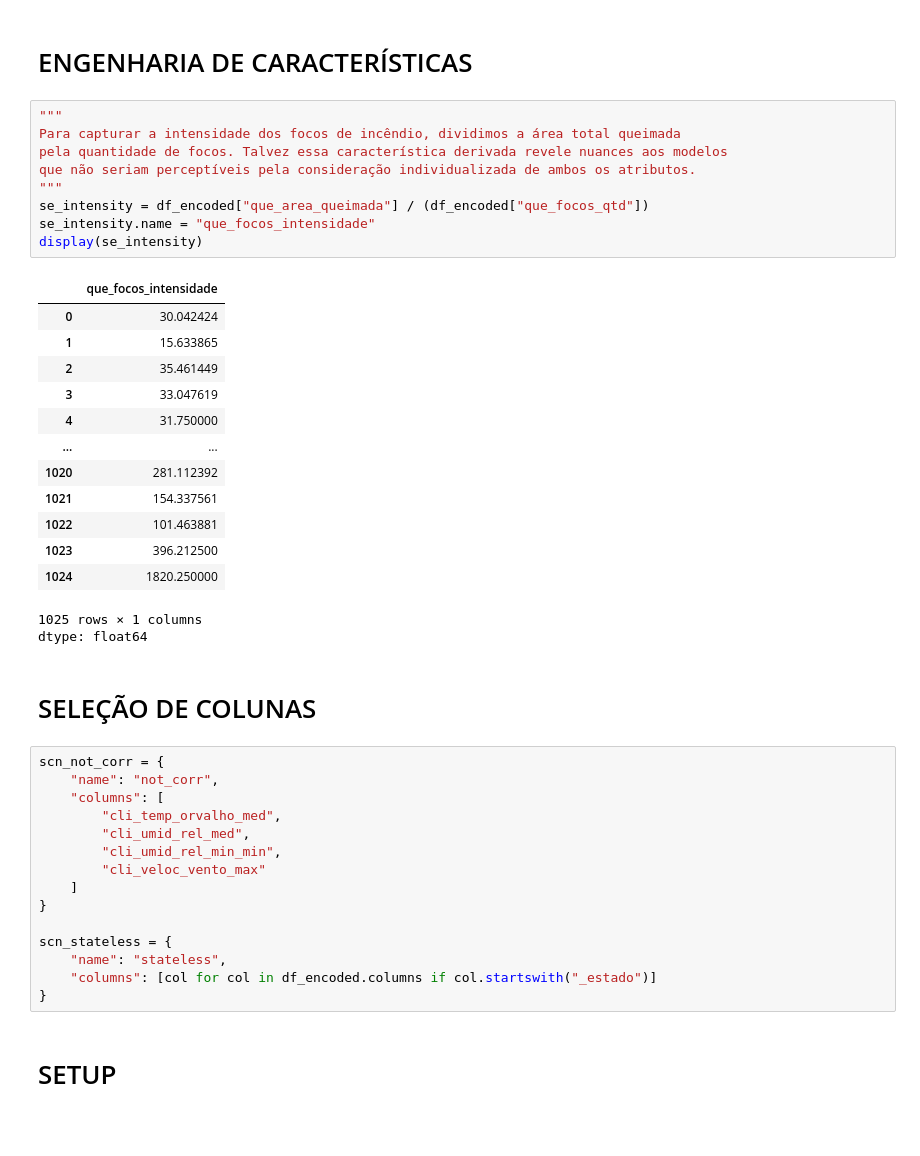
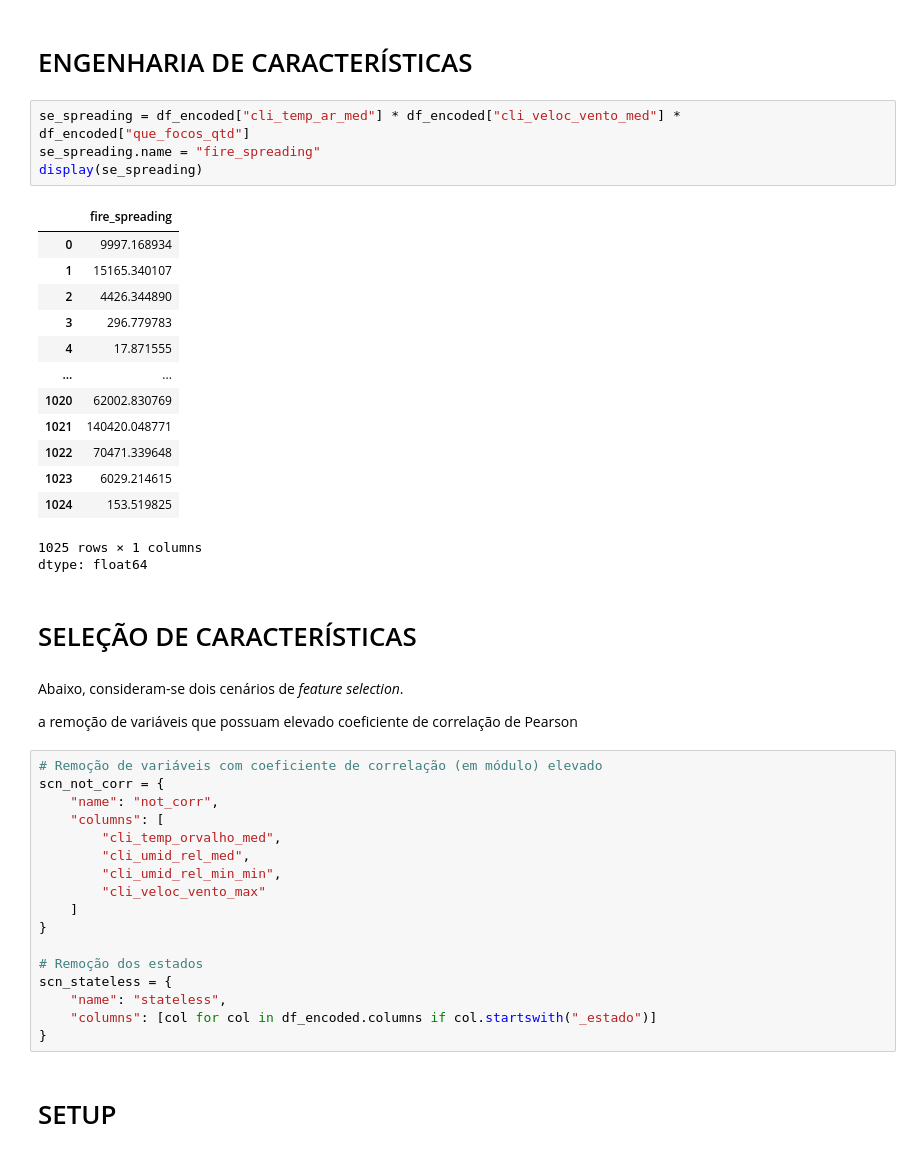
Before and after one commit to SirSirocco/DataScience_2025_1, a Jupyter notebook: experiment_plan.ipynb, the cells around one changed output. Cells and saved outputs as stored; diff of their text form; blank space fills up the shorter version.

```diff
--- a/experiment_plan.ipynb
+++ b/experiment_plan.ipynb
@@ -507,33 +588,33 @@ df_show_head(df_encoded)
 Shape: (1025, 21)
 # %% [markdown]
 # ENGENHARIA DE CARACTERÍSTICAS
-# %%
-"""
-Para capturar a intensidade dos focos de incêndio, dividimos a área total queimada
-pela quantidade de focos. Talvez essa característica derivada revele nuances aos modelos
-que não seriam perceptíveis pela consideração individualizada de ambos os atributos.
-"""
-se_intensity = df_encoded["que_area_queimada"] / (df_encoded["que_focos_qtd"])
-se_intensity.name = "que_focos_intensidade"
-display(se_intensity)
-# %% [output]
-|  | que_focos_intensidade |
-| 0 | 30.042424 |
-| 1 | 15.633865 |
-| 2 | 35.461449 |
-| 3 | 33.047619 |
-| 4 | 31.750000 |
-| ... | ... |
-| 1020 | 281.112392 |
-| 1021 | 154.337561 |
-| 1022 | 101.463881 |
-| 1023 | 396.212500 |
-| 1024 | 1820.250000 |
-1025 rows × 1 columns
-dtype: float64
+# %%
+se_spreading = df_encoded["cli_temp_ar_med"] * df_encoded["cli_veloc_vento_med"] * df_encoded["que_focos_qtd"]
+se_spreading.name = "fire_spreading"
+display(se_spreading)
+# %% [output]
+|  | fire_spreading |
+| 0 | 9997.168934 |
+| 1 | 15165.340107 |
+| 2 | 4426.344890 |
+| 3 | 296.779783 |
+| 4 | 17.871555 |
+| ... | ... |
+| 1020 | 62002.830769 |
+| 1021 | 140420.048771 |
+| 1022 | 70471.339648 |
+| 1023 | 6029.214615 |
+| 1024 | 153.519825 |
+1025 rows × 1 columns
+dtype: float64
 # %% [markdown]
-# SELEÇÃO DE COLUNAS
+# SELEÇÃO DE CARACTERÍSTICAS
+# %% [markdown]
+Abaixo, consideram-se dois cenários de _feature selection_.
+
+a remoção de variáveis que possuam elevado coeficiente de correlação de Pearson
 # %%
+# Remoção de variáveis com coeficiente de correlação (em módulo) elevado
 scn_not_corr = {
     "name": "not_corr",
     "columns": [
@@ -544,6 +625,7 @@ scn_not_corr = {
     ]
 }
 
+# Remoção dos estados
 scn_stateless = {
     "name": "stateless",
     "columns": [col for col in df_encoded.columns if col.startswith("_estado")]
```
Also changed, not shown: parts of 18 cells of this notebook.
